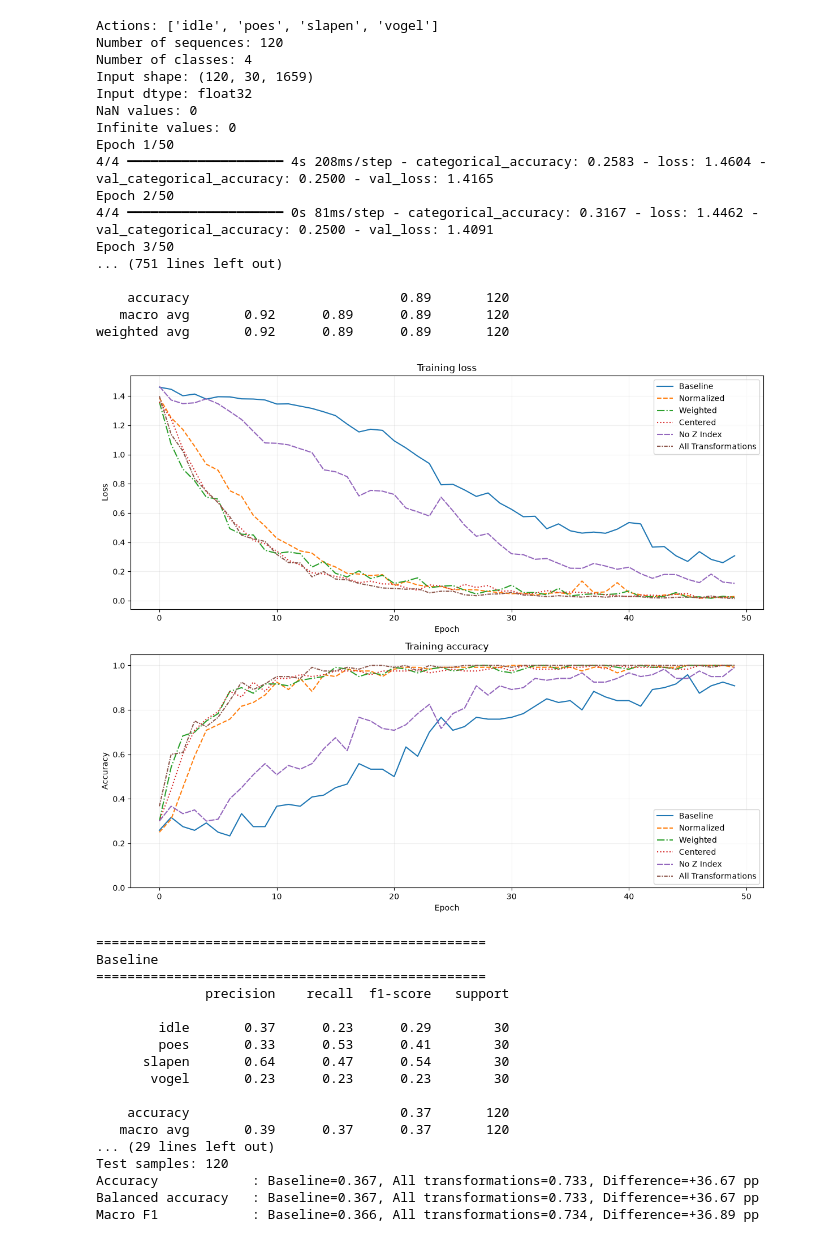
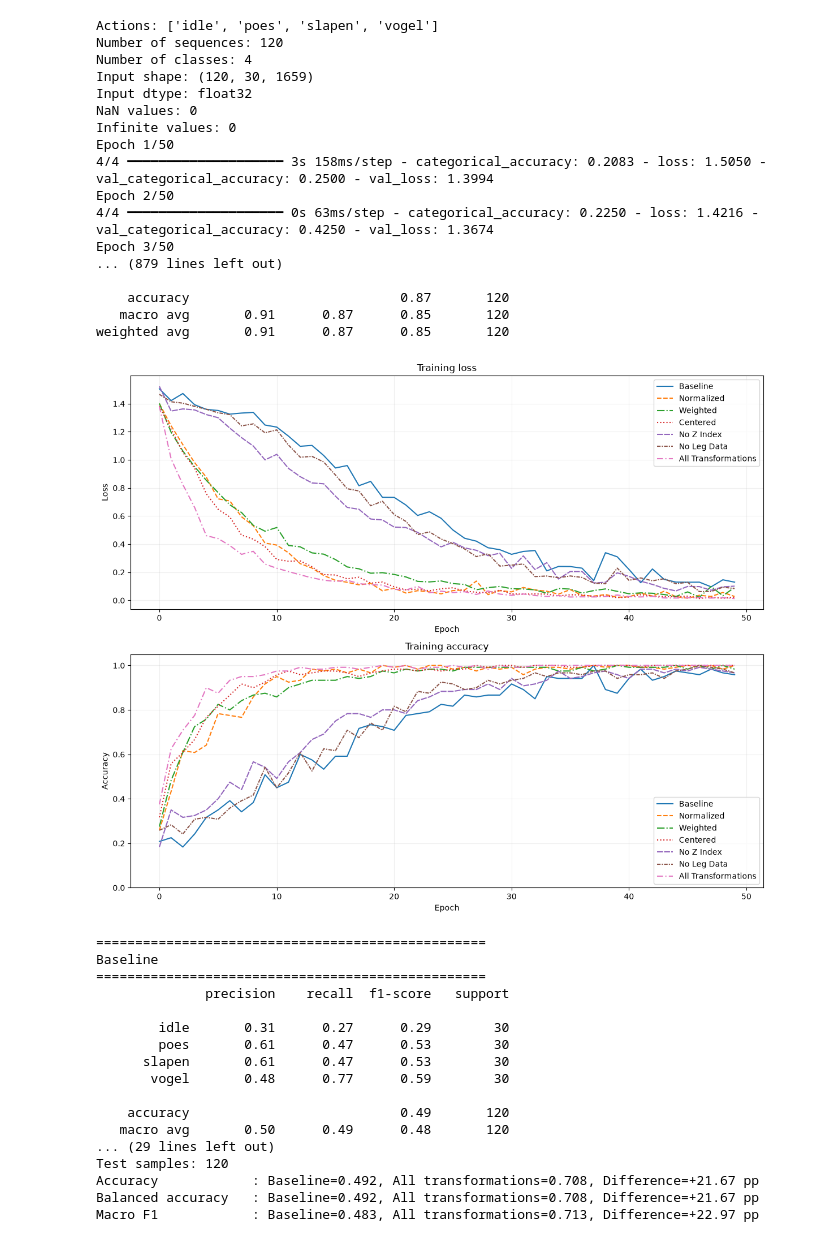
Before and after one commit to YoussraAkdimi/sign-language-alphabet-recognition, a Jupyter notebook: main_files/test_different_transformations_simple_model.ipynb, the cells around one changed output. Cells and saved outputs as stored; diff of their text form; code cells hidden in the pictures.

```diff
--- a/main_files/test_different_transformations_simple_model.ipynb
+++ b/main_files/test_different_transformations_simple_model.ipynb
@@ -43,6 +43,7 @@ feature_transformer_normalized = FeatureTransformer([FeatureNormalizer()])
 feature_transformer_weighted = FeatureTransformer([FeatureWeights(10.0, 10.0, 2.0, 0.5)])
 feature_transformer_centered = FeatureTransformer([FeatureCentering()])
 feature_transformer_no_z_index = FeatureTransformer([FeatureRemoveZCoordinates()])
+feature_transformer_leg_removal = FeatureTransformer([FeatureRemoveLegData()])
 feature_transformer_all = FeatureTransformer([FeatureRemoveLegData(), FeatureRemoveZCoordinates(), FeatureNormalizer(), FeatureCentering(), FeatureWeights(10.0, 10.0, 2.0, 0.5)])
 
 model_factory = SimpleModel()
@@ -58,6 +59,7 @@ normalized_data, normalized_validation = transform_datasets(datasets=[raw_data,
 weighted_data, weighted_validation = transform_datasets(datasets=[raw_data, raw_validation], feature_transformer=feature_transformer_weighted)
 centered_data, centered_validation = transform_datasets(datasets=[raw_data, raw_validation], feature_transformer=feature_transformer_centered)
 no_z_index_data, no_z_index_validation = transform_datasets(datasets=[raw_data, raw_validation], feature_transformer=feature_transformer_no_z_index)
+no_leg_data, no_leg_validation = transform_datasets(datasets=[raw_data, raw_validation], feature_transformer=feature_transformer_leg_removal)
 
 all_transformations_data, all_transformations_validation = transform_datasets(datasets=[raw_data, raw_validation], feature_transformer=feature_transformer_all)
 # %%
@@ -101,6 +103,14 @@ no_z_index_model, no_z_index_training = train_and_validate_model(model_factory=m
                             validation_labels=validation_labels,
                             nr_of_epochs=NR_OF_EPOCHS)
 
+no_leg_model, no_leg_training = train_and_validate_model(model_factory=model_factory,
+                            actions=actions,
+                            train_dataset=no_leg_data,
+                            train_labels=labels,
+                            validation_dataset=no_leg_validation,
+                            validation_labels=validation_labels,
+                            nr_of_epochs=NR_OF_EPOCHS)
+
 all_transformations_model, all_transformations_training = train_and_validate_model(model_factory=model_factory,
                             actions=actions,
                             train_dataset=all_transformations_data,
@@ -117,45 +127,46 @@ Input dtype: float32
 NaN values: 0
 Infinite values: 0
 Epoch 1/50
-4/4 ━━━━━━━━━━━━━━━━━━━━ 4s 208ms/step - categorical_accuracy: 0.2583 - loss: 1.4604 - val_categorical_accuracy: 0.2500 - val_loss: 1.4165
+4/4 ━━━━━━━━━━━━━━━━━━━━ 3s 158ms/step - categorical_accuracy: 0.2083 - loss: 1.5050 - val_categorical_accuracy: 0.2500 - val_loss: 1.3994
 Epoch 2/50
-4/4 ━━━━━━━━━━━━━━━━━━━━ 0s 81ms/step - categorical_accuracy: 0.3167 - loss: 1.4462 - val_categorical_accuracy: 0.2500 - val_loss: 1.4091
+4/4 ━━━━━━━━━━━━━━━━━━━━ 0s 63ms/step - categorical_accuracy: 0.2250 - loss: 1.4216 - val_categorical_accuracy: 0.4250 - val_loss: 1.3674
 Epoch 3/50
-... (751 lines left out)
+... (879 lines left out)
 
-    accuracy                           0.89       120
-   macro avg       0.92      0.89      0.89       120
-weighted avg       0.92      0.89      0.89       120
+    accuracy                           0.87       120
+   macro avg       0.91      0.87      0.85       120
+weighted avg       0.91      0.87      0.85       120
 # %%
-linestyles = ["-", "--", "-.", ":", (0, (5, 1)), (0, (3, 1, 1, 1))]
+linestyles = ["-", "--", "-.", ":", (0, (5, 1)), (0, (3, 1, 1, 1)), (0, (5, 2, 1, 2))]
 
 fig, axes = plt.subplots(2, 1, figsize=(12, 10))
 
 for (label, history), linestyle in zip(
     [
         ("Baseline", baseline_training),
         ("Normalized", normalized_training),
         ("Weighted", weighted_training),
         ("Centered", centered_training),
         ("No Z Index", no_z_index_training),
+        ("No Leg Data", no_leg_training),
         ("All Transformations", all_transformations_training)
     ],
     linestyles
 ):
     axes[0].plot(history.history["loss"], label=label, linestyle=linestyle)
     axes[1].plot(history.history["categorical_accuracy"], label=label, linestyle=linestyle)
 
 axes[0].set(title="Training loss", xlabel="Epoch", ylabel="Loss")
 axes[1].set(title="Training accuracy", xlabel="Epoch", ylabel="Accuracy", ylim=(0, 1.05))
 
 for ax in axes:
     ax.legend()
     ax.grid(alpha=0.2)
 
 plt.tight_layout()
 plt.show()
 # %% [output]
-[figure, old version]
+[figure, new version]
 # %%
 # def predictions(model, x):
 #     return np.argmax(model.predict(x, verbose=0), axis=1)
@@ -219,9 +230,17 @@ model_inputs = {
 }
 
 results = {}
+predictions_by_model = {}
+confusion_matrices = {}
 
 for name, (model, x) in model_inputs.items():
     y_pred = predictions(model, x)
+    predictions_by_model[name] = y_pred
+
+    confusion_matrices[name] = confusion_matrix(
+        y_true, y_pred,
+        labels=np.arange(len(actions))
+    )
 
     results[name] = {
         "Accuracy": accuracy_score(y_true, y_pred),
@@ -273,15 +292,15 @@ Baseline
 ==================================================
               precision    recall  f1-score   support
 
-        idle       0.37      0.23      0.29        30
-        poes       0.33      0.53      0.41        30
-      slapen       0.64      0.47      0.54        30
-       vogel       0.23      0.23      0.23        30
+        idle       0.31      0.27      0.29        30
+        poes       0.61      0.47      0.53        30
+      slapen       0.61      0.47      0.53        30
+       vogel       0.48      0.77      0.59        30
 
-    accuracy                           0.37       120
-   macro avg       0.39      0.37      0.37       120
+    accuracy                           0.49       120
+   macro avg       0.50      0.49      0.48       120
 ... (29 lines left out)
 Test samples: 120
-Accuracy            : Baseline=0.367, All transformations=0.733, Difference=+36.67 pp
-Balanced accuracy   : Baseline=0.367, All transformations=0.733, Difference=+36.67 pp
-Macro F1            : Baseline=0.366, All transformations=0.734, Difference=+36.89 pp
+Accuracy            : Baseline=0.492, All transformations=0.708, Difference=+21.67 pp
+Balanced accuracy   : Baseline=0.492, All transformations=0.708, Difference=+21.67 pp
+Macro F1            : Baseline=0.483, All transformations=0.713, Difference=+22.97 pp
```
Also changed, not shown: parts of 1 cell of this notebook.
